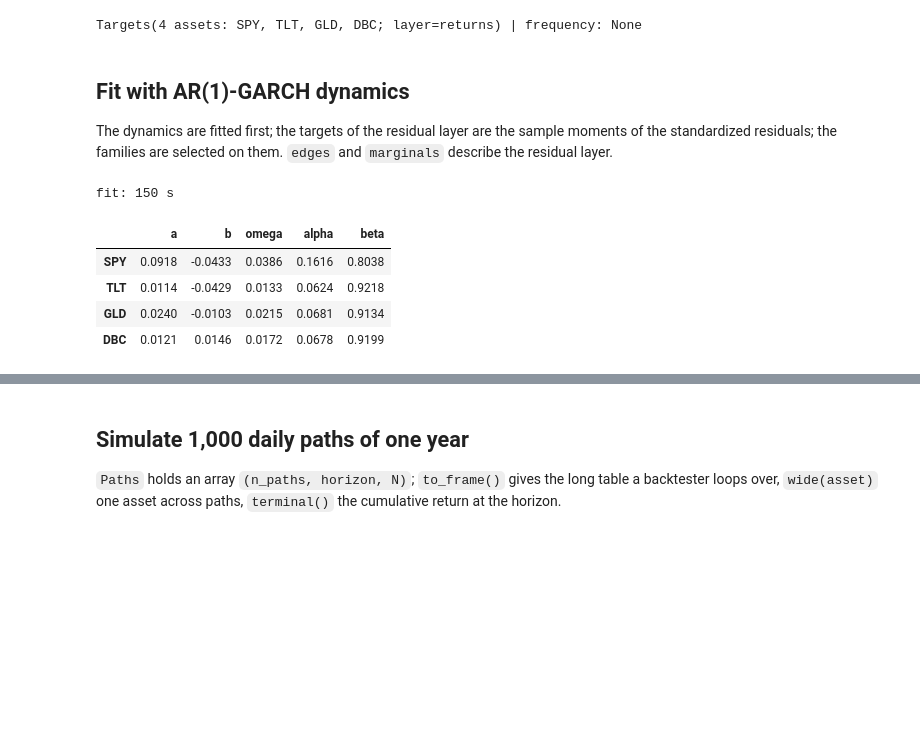
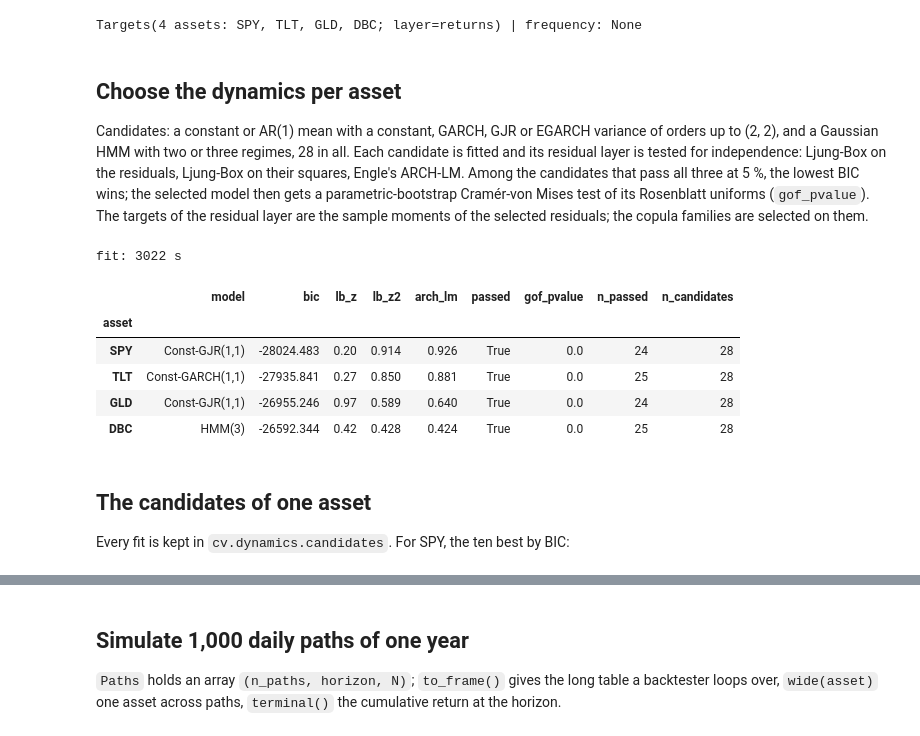
Before and after one commit to mamadouyamar/CVineMarketGen, a Jupyter notebook: examples/07_daily_paths_for_backtesting.ipynb, the cells around one changed output, grey strips where cells are left out. Cells and saved outputs as stored; diff of their text form; code cells hidden in the pictures; blank space fills up the shorter version.

```diff
--- a/examples/07_daily_paths_for_backtesting.ipynb
+++ b/examples/07_daily_paths_for_backtesting.ipynb
@@ -78,20 +80,31 @@ print(t, "| frequency:", t.freq)
 # %% [output]
 Targets(4 assets: SPY, TLT, GLD, DBC; layer=returns) | frequency: None
 # %% [markdown]
-## Fit with AR(1)-GARCH dynamics
+## Choose the dynamics per asset
 
-The dynamics are fitted first; the targets of the residual layer are the
-sample moments of the standardized residuals; the families are selected on
-them. `edges` and `marginals` describe the residual layer.
+Candidates: a constant or AR(1) mean with a constant, GARCH, GJR or EGARCH
+variance of orders up to (2, 2), and a Gaussian HMM with two or three regimes,
+28 in all. Each candidate is fitted and its residual layer is tested for
+independence: Ljung-Box on the residuals, Ljung-Box on their squares, Engle's
+ARCH-LM. Among the candidates that pass all three at 5 %, the lowest BIC wins;
+the selected model then gets a parametric-bootstrap Cramér-von Mises test of
+its Rosenblatt uniforms (`gof_pvalue`). The targets of the residual layer are
+the sample moments of the selected residuals; the copula families are selected
+on them.
 # %%
 t0 = time.time()
-cv = CVineMarket(t, central="SPY", families="auto", dynamics="ar1-garch").fit()
+cv = CVineMarket(t, central="SPY", families="auto", dynamics="auto", dynamics_kwargs=dict(B=100, seed=0, verbose=False)).fit()
 print(f"fit: {time.time() - t0:.0f} s")
-cv.dynamics.params.round(4)
+cv.dynamics_report[["model", "bic", "lb_z", "lb_z2", "arch_lm", "passed", "gof_pvalue", "n_passed", "n_candidates"]].round(3)
 # %% [output]
-fit: 150 s
+fit: 3022 s
-|  | a | b | omega | alpha | beta |
-| SPY | 0.0918 | -0.0433 | 0.0386 | 0.1616 | 0.8038 |
-| TLT | 0.0114 | -0.0429 | 0.0133 | 0.0624 | 0.9218 |
-| GLD | 0.0240 | -0.0103 | 0.0215 | 0.0681 | 0.9134 |
-| DBC | 0.0121 | 0.0146 | 0.0172 | 0.0678 | 0.9199 |
+|  | model | bic | lb_z | lb_z2 | arch_lm | passed | gof_pvalue | n_passed | n_candidates |
+| asset |  |  |  |  |  |  |  |  |  |
+| SPY | Const-GJR(1,1) | -28024.483 | 0.20 | 0.914 | 0.926 | True | 0.0 | 24 | 28 |
+| TLT | Const-GARCH(1,1) | -27935.841 | 0.27 | 0.850 | 0.881 | True | 0.0 | 25 | 28 |
+| GLD | Const-GJR(1,1) | -26955.246 | 0.97 | 0.589 | 0.640 | True | 0.0 | 24 | 28 |
+| DBC | HMM(3) | -26592.344 | 0.42 | 0.428 | 0.424 | True | 0.0 | 25 | 28 |
+# %% [markdown]
+## The candidates of one asset
+
+Every fit is kept in `cv.dynamics.candidates`. For SPY, the ten best by BIC:
```
Also changed, not shown: parts of 14 cells of this notebook.
